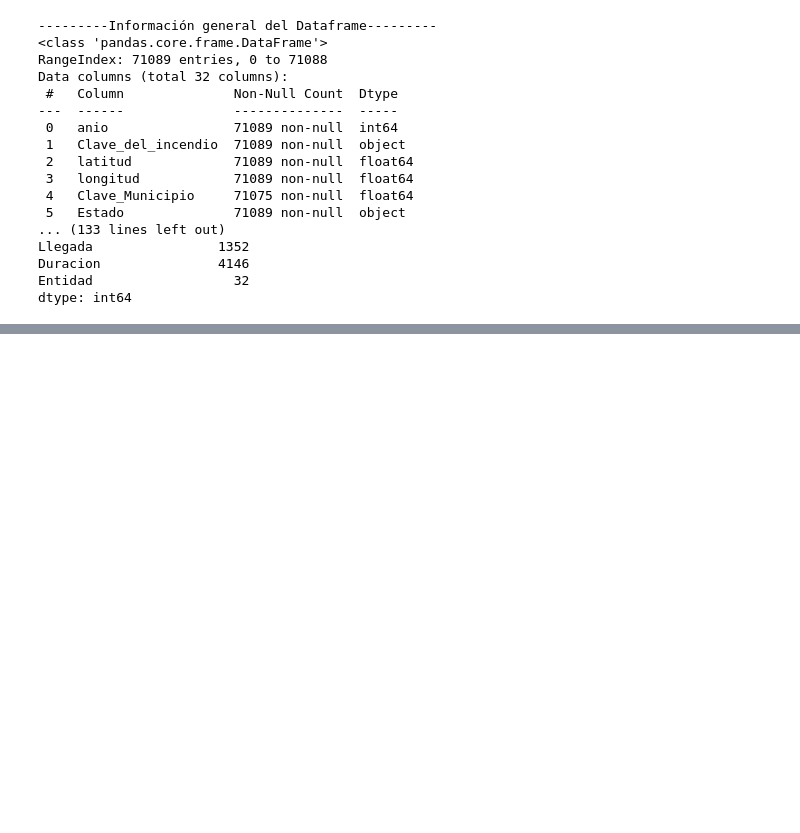
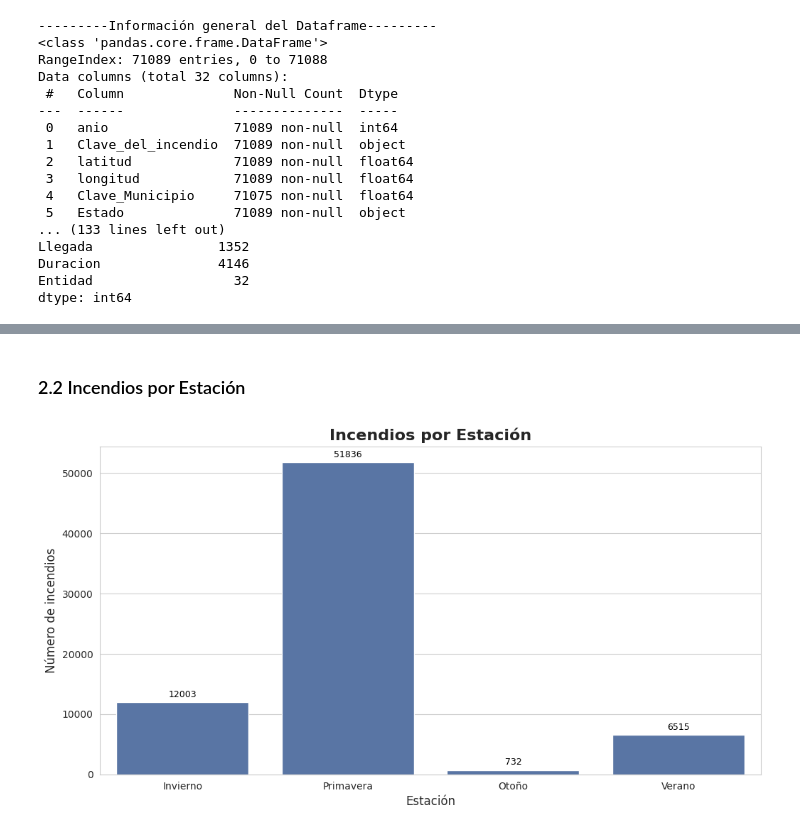
Before and after one commit to AndrsGzRo/incendios-forestales-mx, a Jupyter notebook: Incendios_Forestales_EDA.ipynb, the cells around one changed output, grey strips where cells are left out. Drawn from its saved outputs; the diff is of its cells as text; code cells hidden in the pictures; blank space fills up the shorter version.

```diff
--- a/Incendios_Forestales_EDA.ipynb
+++ b/Incendios_Forestales_EDA.ipynb
@@ -129,0 +200,13 @@ df['año_inicio']
+# %% [markdown]
+### 2.2 Incendios por Estación
+# %%
+plt.figure(figsize=(12,6))
+ax = sns.countplot(x='estacion',data=df_clean)
+for container in ax.containers:
+    ax.bar_label(container,padding=3,fontsize=9,color='black')
+plt.xlabel('Estación',fontsize=12)
+plt.ylabel('Número de incendios',fontsize=12)
+plt.title('Incendios por Estación',fontsize=16,fontweight='bold')
+plt.show()
+# %% [output]
+[figure, added]
```
Also changed, not shown: parts of 19 cells of this notebook.
